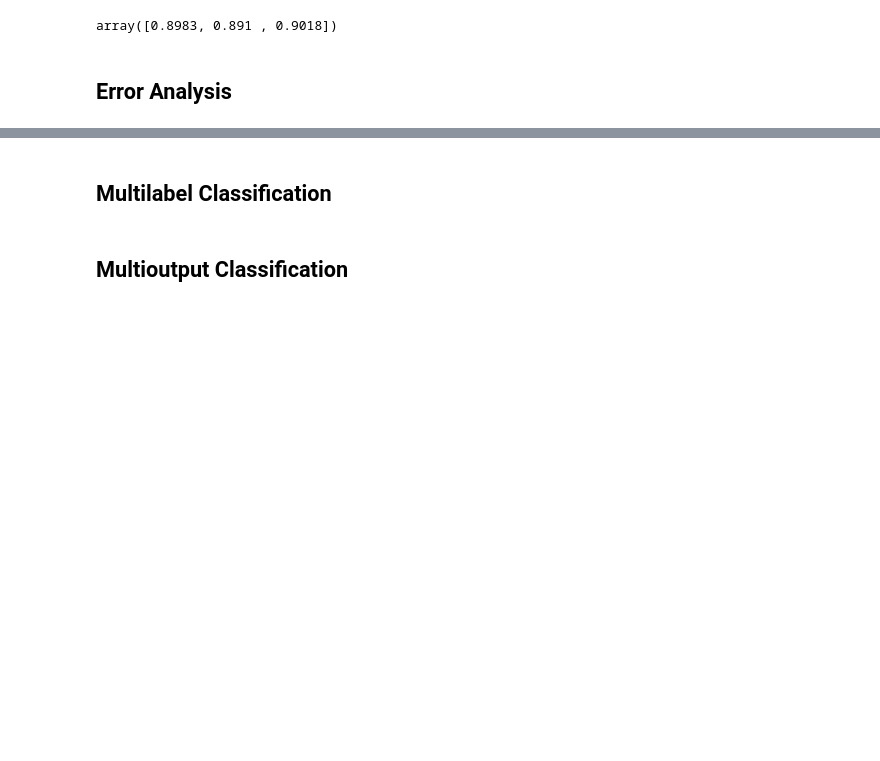
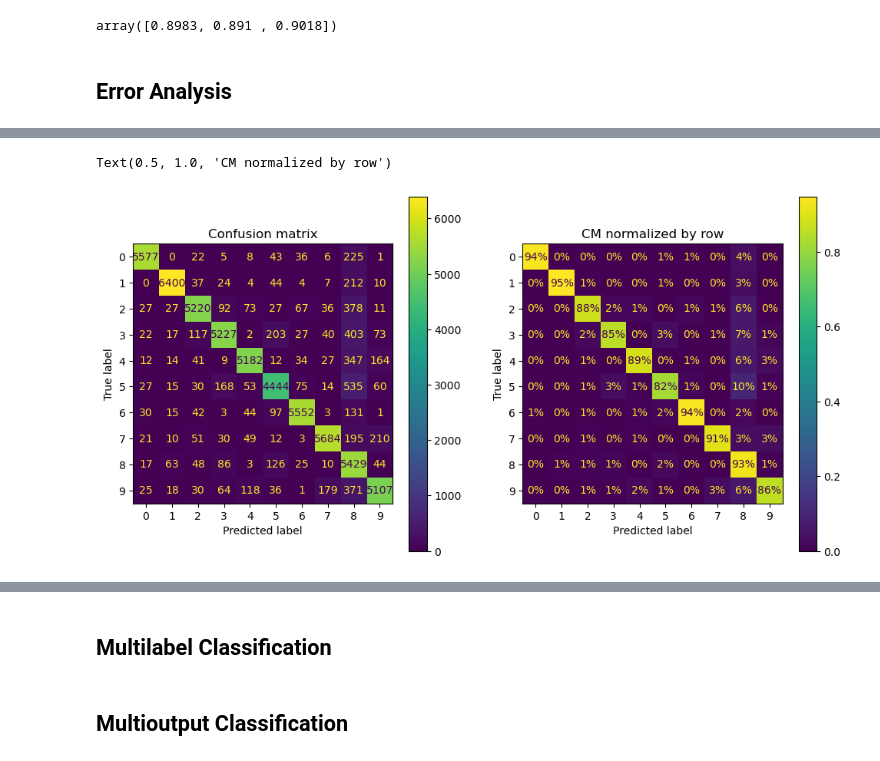
Before and after one commit to LucasVmigotto/oreilly-geron-hands-on-machine-learning-3, a Jupyter notebook: notebooks/3-classification.ipynb, the cells around one changed output, grey strips where cells are left out. Drawn from its saved outputs; the diff is of its cells as text; code cells hidden in the pictures; blank space fills up the shorter version.

```diff
--- a/notebooks/3-classification.ipynb
+++ b/notebooks/3-classification.ipynb
@@ -505,0 +535,13 @@ array([0.8983, 0.891 , 0.9018])
+# %%
+fig, axs = plt.subplots(nrows=1, ncols=2, figsize=(12, 6))
+
+ConfusionMatrixDisplay.from_predictions(y_train, y_train_pred, ax=axs[0])
+
+axs[0].set_title('Confusion matrix')
+
+ConfusionMatrixDisplay.from_predictions(y_train, y_train_pred, ax=axs[1],
+                                        normalize='true', values_format='.0%')
+axs[1].set_title('CM normalized by row')
+# %% [output]
+Text(0.5, 1.0, 'CM normalized by row')
+[figure, added]
```
Also changed, not shown: parts of 6 cells of this notebook.
